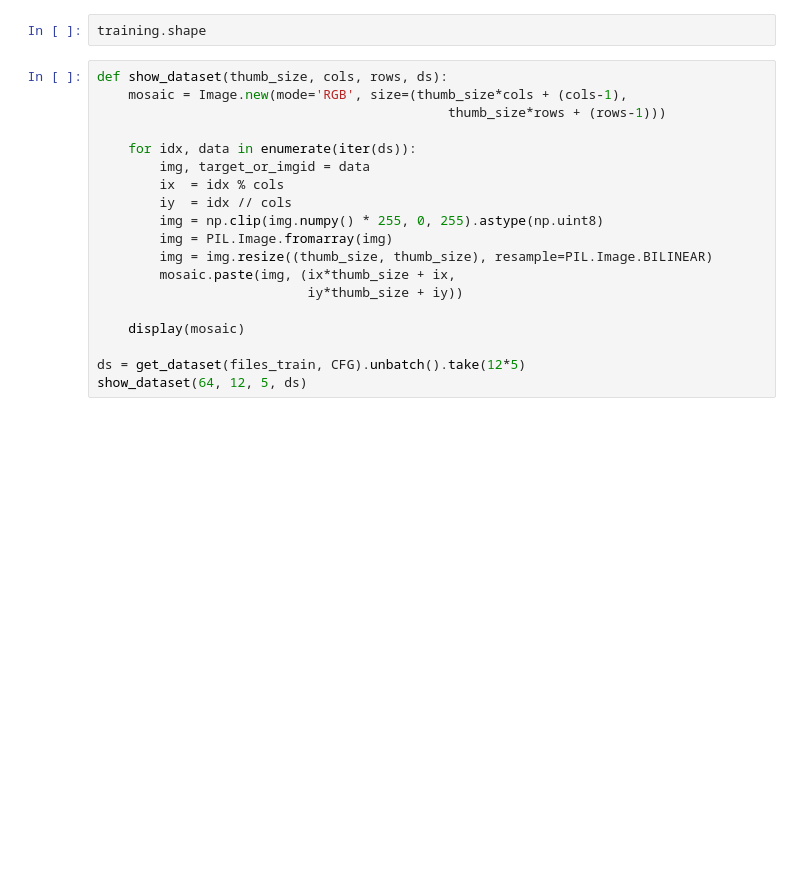
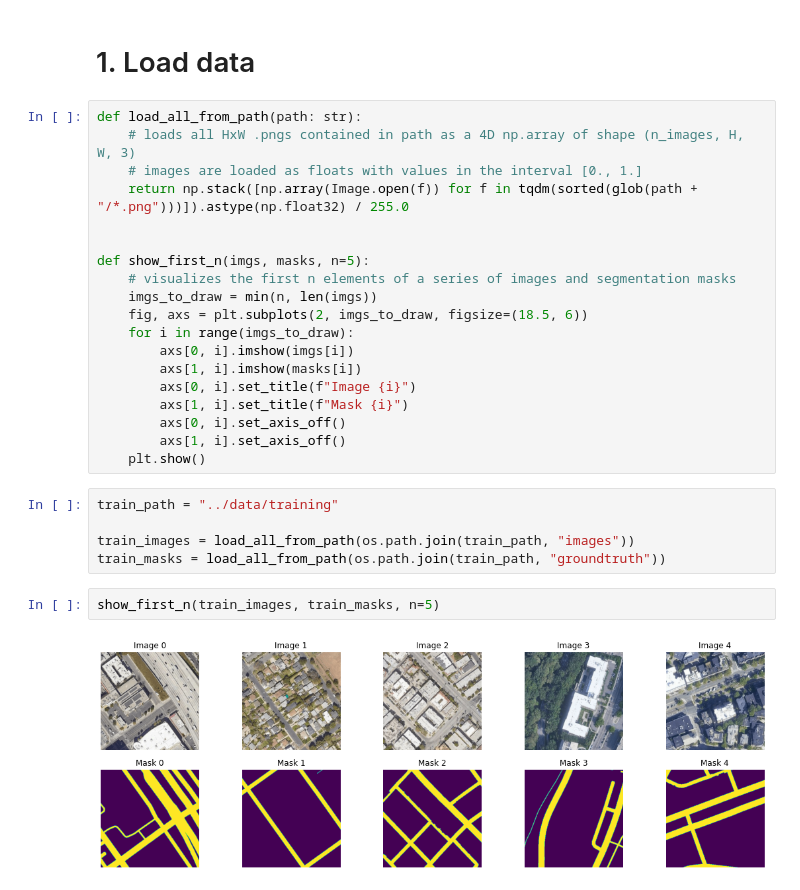
Before and after one commit to ClementSicard/unet-swin, a Jupyter notebook: code/explore_data.ipynb, the cells around one changed output. Cells and saved outputs as stored; diff of their text form; blank space fills up the shorter version.

```diff
--- a/code/explore_data.ipynb
+++ b/code/explore_data.ipynb
@@ -21,21 +10,30 @@ glob.glob("./data")
-# %%
-training.shape
-# %%
-def show_dataset(thumb_size, cols, rows, ds):
-    mosaic = Image.new(mode='RGB', size=(thumb_size*cols + (cols-1),
-                                             thumb_size*rows + (rows-1)))
-
-    for idx, data in enumerate(iter(ds)):
-        img, target_or_imgid = data
-        ix  = idx % cols
-        iy  = idx // cols
-        img = np.clip(img.numpy() * 255, 0, 255).astype(np.uint8)
-        img = PIL.Image.fromarray(img)
-        img = img.resize((thumb_size, thumb_size), resample=PIL.Image.BILINEAR)
-        mosaic.paste(img, (ix*thumb_size + ix,
-                           iy*thumb_size + iy))
-
-    display(mosaic)
-
-ds = get_dataset(files_train, CFG).unbatch().take(12*5)
-show_dataset(64, 12, 5, ds)
+# %% [markdown]
+# 1. Load data
+# %%
+def load_all_from_path(path: str):
+    # loads all HxW .pngs contained in path as a 4D np.array of shape (n_images, H, W, 3)
+    # images are loaded as floats with values in the interval [0., 1.]
+    return np.stack([np.array(Image.open(f)) for f in tqdm(sorted(glob(path + "/*.png")))]).astype(np.float32) / 255.0
+
+
+def show_first_n(imgs, masks, n=5):
+    # visualizes the first n elements of a series of images and segmentation masks
+    imgs_to_draw = min(n, len(imgs))
+    fig, axs = plt.subplots(2, imgs_to_draw, figsize=(18.5, 6))
+    for i in range(imgs_to_draw):
+        axs[0, i].imshow(imgs[i])
+        axs[1, i].imshow(masks[i])
+        axs[0, i].set_title(f"Image {i}")
+        axs[1, i].set_title(f"Mask {i}")
+        axs[0, i].set_axis_off()
+        axs[1, i].set_axis_off()
+    plt.show()
+# %%
+train_path = "../data/training"
+
+train_images = load_all_from_path(os.path.join(train_path, "images"))
+train_masks = load_all_from_path(os.path.join(train_path, "groundtruth"))
+# %%
+show_first_n(train_images, train_masks, n=5)
+# %% [output]
+[figure, added]
```
Also changed, not shown: parts of 3 cells of this notebook, 2 other files.
